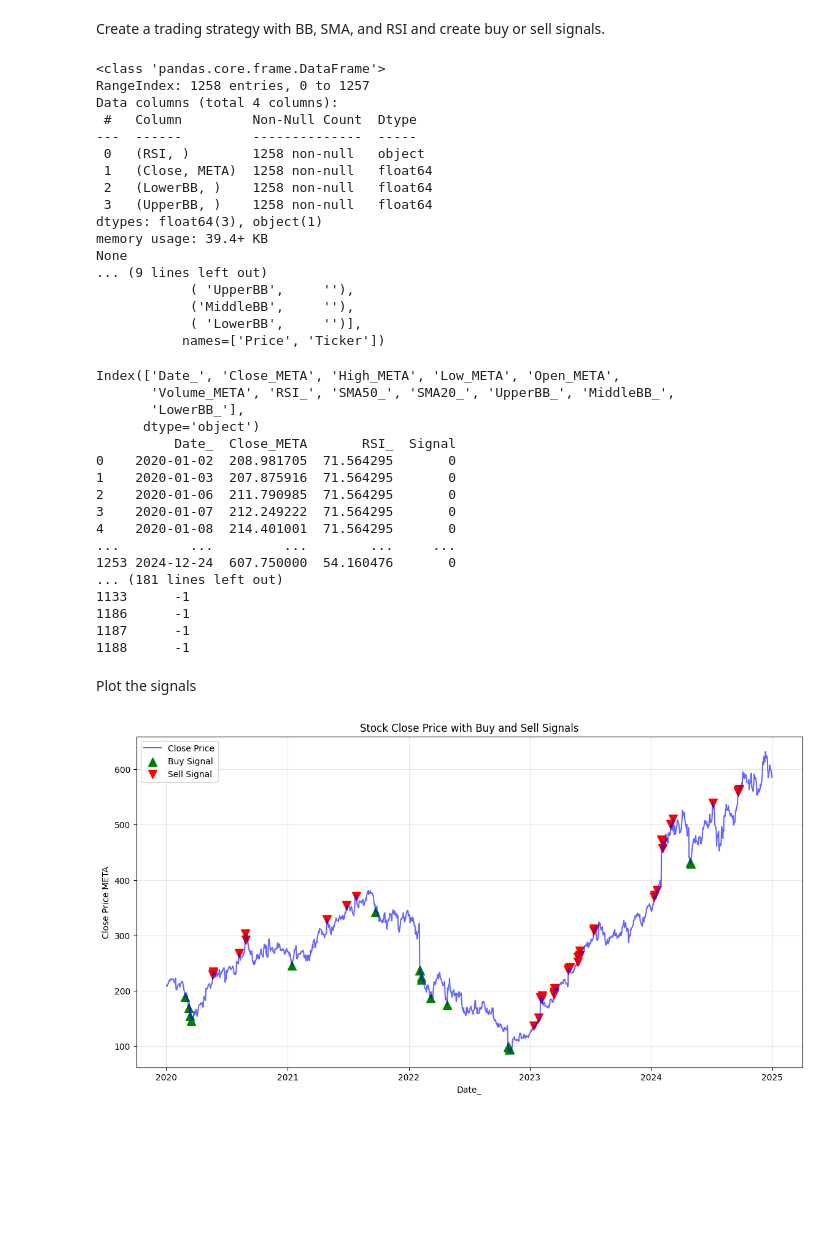
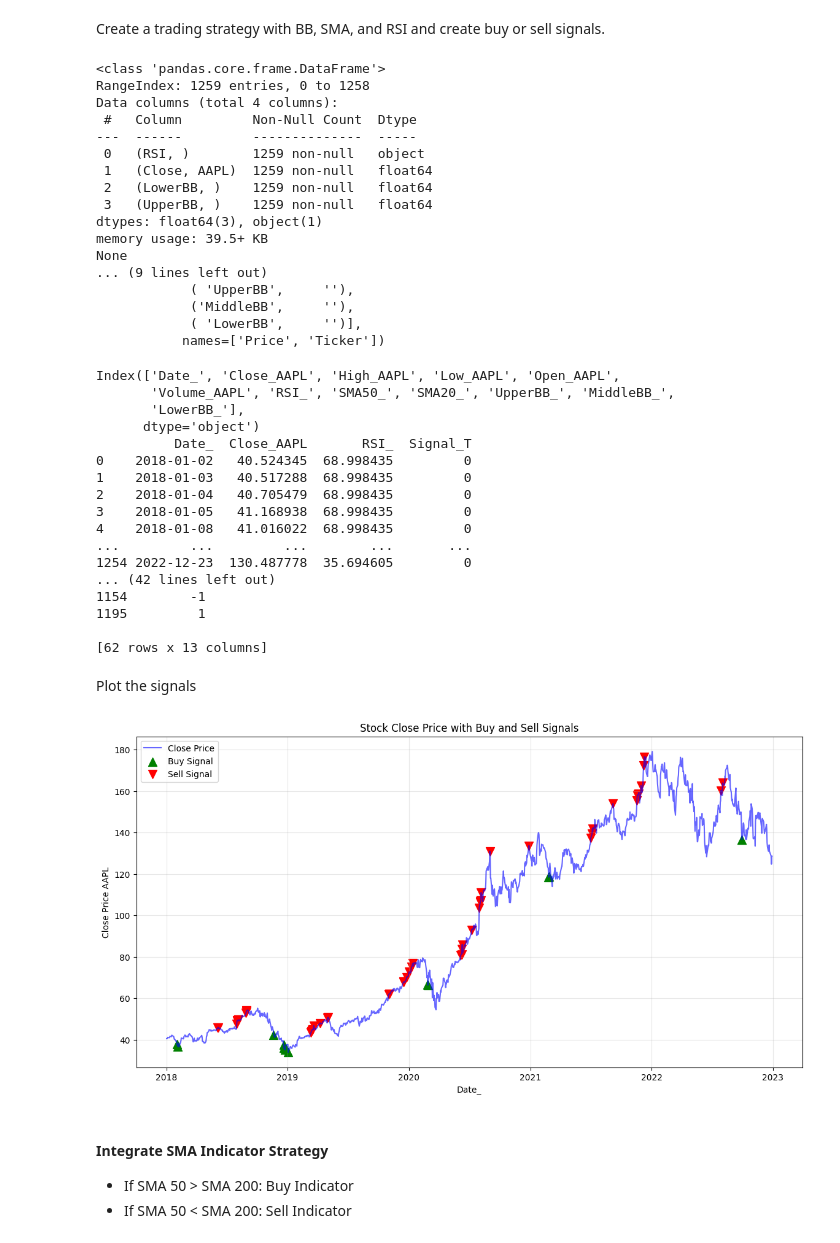
Before and after one commit to kgawande1/TechnicalAnalysisTradingProject, a Jupyter notebook: Stock Market Sentiment Analysis Trading/SentimentPicker.ipynb, the cells around one changed output. Drawn from its saved outputs; the diff is of its cells as text; code cells hidden in the pictures; blank space fills up the shorter version.

```diff
--- a/Stock Market Sentiment Analysis Trading/SentimentPicker.ipynb
+++ b/Stock Market Sentiment Analysis Trading/SentimentPicker.ipynb
@@ -11,8 +11,8 @@ import matplotlib.pyplot as plt
 Fetch Historical data for the AAPL stock
 # %%
 # Fetch data for a specific stock
-ticker = "META"
-stock_data = yf.download(ticker, start="2020-01-01", end="2025-01-01")
+ticker = "AAPL"
+stock_data = yf.download(ticker, start="2018-01-01", end="2023-01-01")
 stock_data.reset_index(inplace=True)
 
 # Inspect the data
@@ -134,16 +134,16 @@ print(stock_data[['RSI', 'Close', 'LowerBB', 'UpperBB']].info())
 print(stock_data.columns)
 # %% [output]
 <class 'pandas.core.frame.DataFrame'>
-RangeIndex: 1258 entries, 0 to 1257
+RangeIndex: 1259 entries, 0 to 1258
 Data columns (total 4 columns):
  #   Column         Non-Null Count  Dtype
 ---  ------         --------------  -----
- 0   (RSI, )        1258 non-null   object
- 1   (Close, META)  1258 non-null   float64
- 2   (LowerBB, )    1258 non-null   float64
- 3   (UpperBB, )    1258 non-null   float64
+ 0   (RSI, )        1259 non-null   object
+ 1   (Close, AAPL)  1259 non-null   float64
+ 2   (LowerBB, )    1259 non-null   float64
+ 3   (UpperBB, )    1259 non-null   float64
 dtypes: float64(3), object(1)
-memory usage: 39.4+ KB
+memory usage: 39.5+ KB
 None
 ... (9 lines left out)
             ( 'UpperBB',     ''),
@@ -158,70 +158,74 @@ stock_data.columns = ['_'.join(col).strip() if isinstance(col, tuple) else col f
 print(stock_data.columns)
 
 # Initialize Signal column
-stock_data['Signal'] = 0  # Default to no action
+stock_data['Signal_T'] = 0  # Default to no action
 
 # Generate Buy and Sell Signals
 stock_data.loc[
     (stock_data['RSI_'] < 30) & (stock_data[f'Close_{ticker}'] < stock_data['LowerBB_']),
-    'Signal'
+    'Signal_T'
 ] = 1  # Buy signal
 
 stock_data.loc[
     (stock_data['RSI_'] > 70) & (stock_data[f'Close_{ticker}'] > stock_data['UpperBB_']),
-    'Signal'
+    'Signal_T'
 ] = -1  # Sell signal
 
 # Verify the result
-print(stock_data[['Date_', f'Close_{ticker}', 'RSI_', 'Signal']])
+print(stock_data[['Date_', f'Close_{ticker}', 'RSI_', 'Signal_T']])
 
 # Filter rows where Signal is 1 or -1
-filtered_data = stock_data[(stock_data['Signal'] == 1) | (stock_data['Signal'] == -1)]
+filtered_data = stock_data[(stock_data['Signal_T'] == 1) | (stock_data['Signal_T'] == -1)]
 
 # Print the filtered rows
 print(filtered_data)
 # %% [output]
-Index(['Date_', 'Close_META', 'High_META', 'Low_META', 'Open_META',
-       'Volume_META', 'RSI_', 'SMA50_', 'SMA20_', 'UpperBB_', 'MiddleBB_',
+Index(['Date_', 'Close_AAPL', 'High_AAPL', 'Low_AAPL', 'Open_AAPL',
+       'Volume_AAPL', 'RSI_', 'SMA50_', 'SMA20_', 'UpperBB_', 'MiddleBB_',
        'LowerBB_'],
       dtype='object')
-          Date_  Close_META       RSI_  Signal
-0    2020-01-02  208.981705  71.564295       0
-1    2020-01-03  207.875916  71.564295       0
-2    2020-01-06  211.790985  71.564295       0
-3    2020-01-07  212.249222  71.564295       0
-4    2020-01-08  214.401001  71.564295       0
-...         ...         ...        ...     ...
-1253 2024-12-24  607.750000  54.160476       0
-... (181 lines left out)
-1133      -1
-1186      -1
-1187      -1
-1188      -1
+          Date_  Close_AAPL       RSI_  Signal_T
+0    2018-01-02   40.524345  68.998435         0
+1    2018-01-03   40.517288  68.998435         0
+2    2018-01-04   40.705479  68.998435         0
+3    2018-01-05   41.168938  68.998435         0
+4    2018-01-08   41.016022  68.998435         0
+...         ...         ...        ...       ...
+1254 2022-12-23  130.487778  35.694605         0
+... (42 lines left out)
+1154        -1
+1195         1
+
+[62 rows x 13 columns]
 # %% [markdown]
 Plot the signals
 # %%
 import matplotlib.pyplot as plt
 
 # Filter rows with buy and sell signals
-buy_signals = stock_data[stock_data['Signal'] == 1]
-sell_signals = stock_data[stock_data['Signal'] == -1]
+buy_signals = stock_data[stock_data['Signal_T'] == 1]
+sell_signals = stock_data[stock_data['Signal_T'] == -1]
 
 # Plot the stock's Close price
 plt.figure(figsize=(14, 7))
 plt.plot(stock_data['Date_'], stock_data[f'Close_{ticker}'], label='Close Price', color='blue', alpha=0.6)
 
 # Add buy signals to the plot
 plt.scatter(buy_signals['Date_'], buy_signals[f'Close_{ticker}'], label='Buy Signal', marker='^', color='green', s=100)
 
 # Add sell signals to the plot
 plt.scatter(sell_signals['Date_'], sell_signals[f'Close_{ticker}'], label='Sell Signal', marker='v', color='red', s=100)
 
 # Plot enhancements
 plt.title('Stock Close Price with Buy and Sell Signals')
 plt.xlabel('Date_')
 plt.ylabel(f'Close Price {ticker}')
 plt.legend()
 plt.grid(alpha=0.3)
 plt.show()
 # %% [output]
-[figure, old version]
+[figure, new version]
+# %% [markdown]
+#### Integrate SMA Indicator Strategy
+- If SMA 50 > SMA 200: Buy Indicator
+- If SMA 50 < SMA 200: Sell Indicator
```
Also changed, not shown: parts of 9 cells of this notebook, 2 other files.
